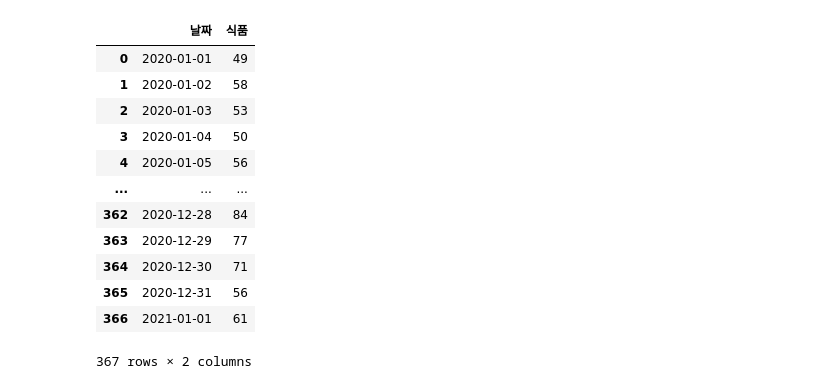
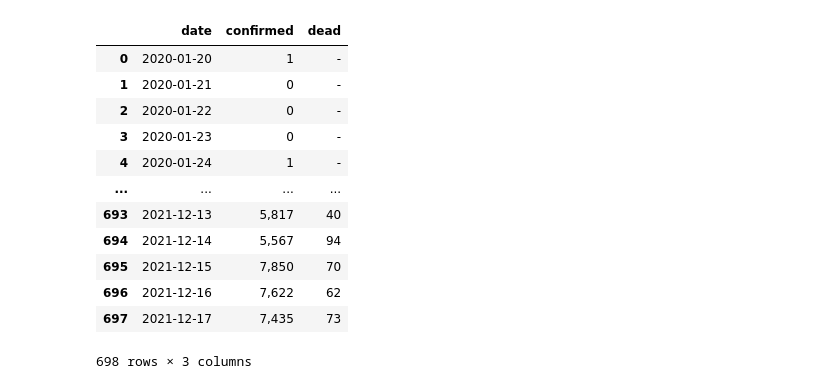
Before and after one commit to rnignon/DAP, a Jupyter notebook: project.ipynb, the cells around one changed output. Saved outputs shown, nothing was run; the diff lists cells and outputs as text; code cells hidden in the pictures.

```diff
--- a/project.ipynb
+++ b/project.ipynb
@@ -3,25 +15,33 @@
 # %%
+from dateutil.parser import parse
+import matplotlib.ticker as ticker
+import matplotlib.dates as mdates
 import matplotlib as mpl
 import matplotlib.pyplot as plt
 import seaborn as sns
 import numpy as np
 import pandas as pd
+from datetime import datetime as dt
 
-# Import as Dataframe
-food = pd.read_csv('https://raw.githubusercontent.com/rnignon/DAP/main/naver_datalab_shoppingInsight_food.csv')
-clothes = pd.read_csv('https://raw.githubusercontent.com/rnignon/DAP/main/naver_datalab_shoppingInsight_clothes.csv')
-food
+# 데이터 불러오기
+covid = pd.read_csv('https://raw.githubusercontent.com/rnignon/DAP/main/covid19.csv')
+food = pd.read_csv('https://raw.githubusercontent.com/rnignon/DAP/main/naver_datalab_shoppingInsight_category_food.csv')
+clothes = pd.read_csv('https://raw.githubusercontent.com/rnignon/DAP/main/naver_datalab_shoppingInsight_category_clothes.csv')
+onlineShopping = pd.read_csv('https://raw.githubusercontent.com/rnignon/DAP/main/onlineShopping.csv')
+delivery = pd.read_csv('https://raw.githubusercontent.com/rnignon/DAP/main/delivery.csv')
+
+covid
 # %% [output]
-|  | 날짜 | 식품 |
-| 0 | 2020-01-01 | 49 |
-| 1 | 2020-01-02 | 58 |
-| 2 | 2020-01-03 | 53 |
-| 3 | 2020-01-04 | 50 |
-| 4 | 2020-01-05 | 56 |
-| ... | ... | ... |
-| 362 | 2020-12-28 | 84 |
-| 363 | 2020-12-29 | 77 |
-| 364 | 2020-12-30 | 71 |
-| 365 | 2020-12-31 | 56 |
-| 366 | 2021-01-01 | 61 |
+|  | date | confirmed | dead |
+| 0 | 2020-01-20 | 1 | - |
+| 1 | 2020-01-21 | 0 | - |
+| 2 | 2020-01-22 | 0 | - |
+| 3 | 2020-01-23 | 0 | - |
+| 4 | 2020-01-24 | 1 | - |
+| ... | ... | ... | ... |
+| 693 | 2021-12-13 | 5,817 | 40 |
+| 694 | 2021-12-14 | 5,567 | 94 |
+| 695 | 2021-12-15 | 7,850 | 70 |
+| 696 | 2021-12-16 | 7,622 | 62 |
+| 697 | 2021-12-17 | 7,435 | 73 |
-367 rows × 2 columns
+698 rows × 3 columns
```
Also changed, not shown: parts of 16 cells of this notebook.
